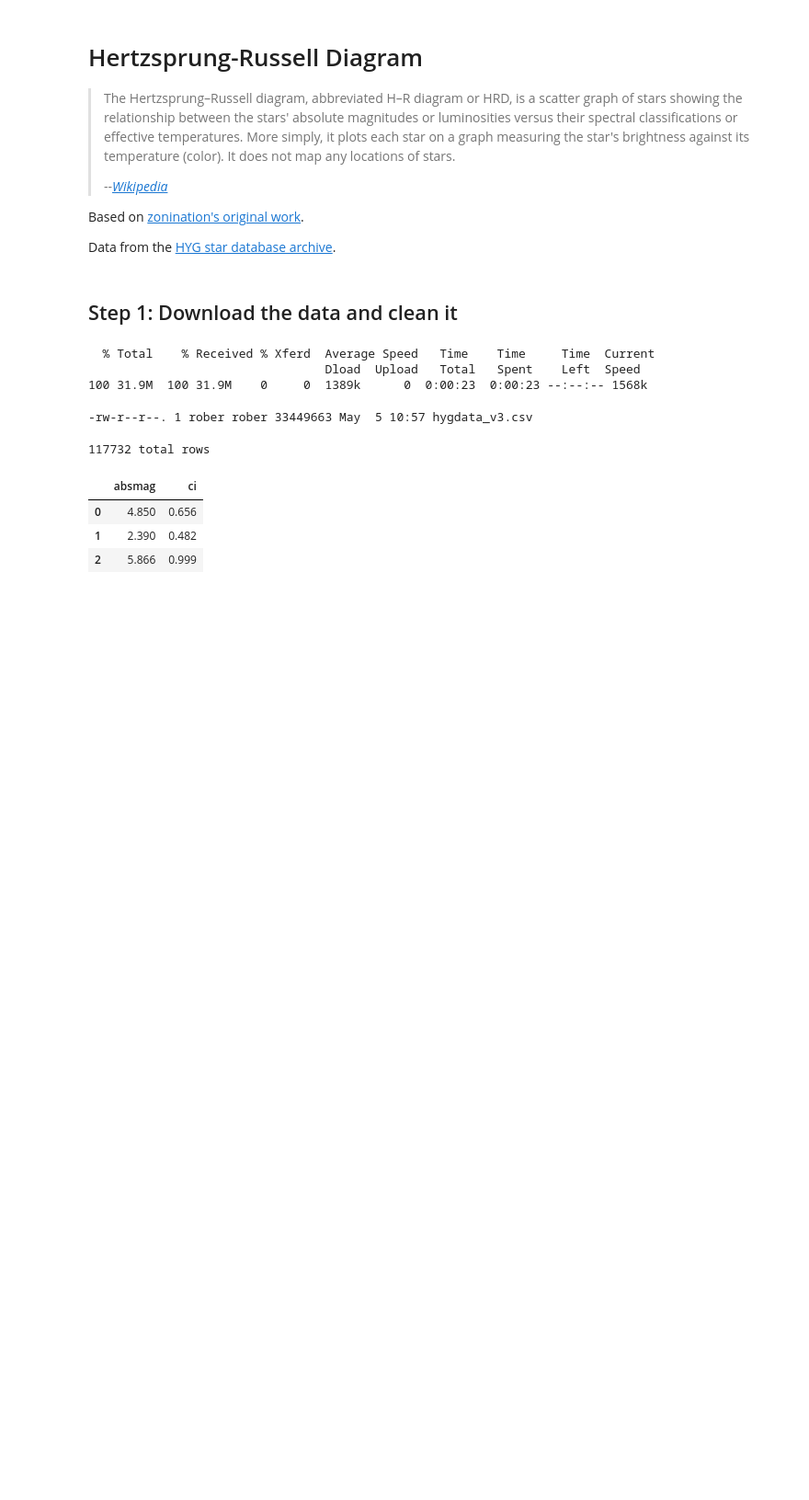
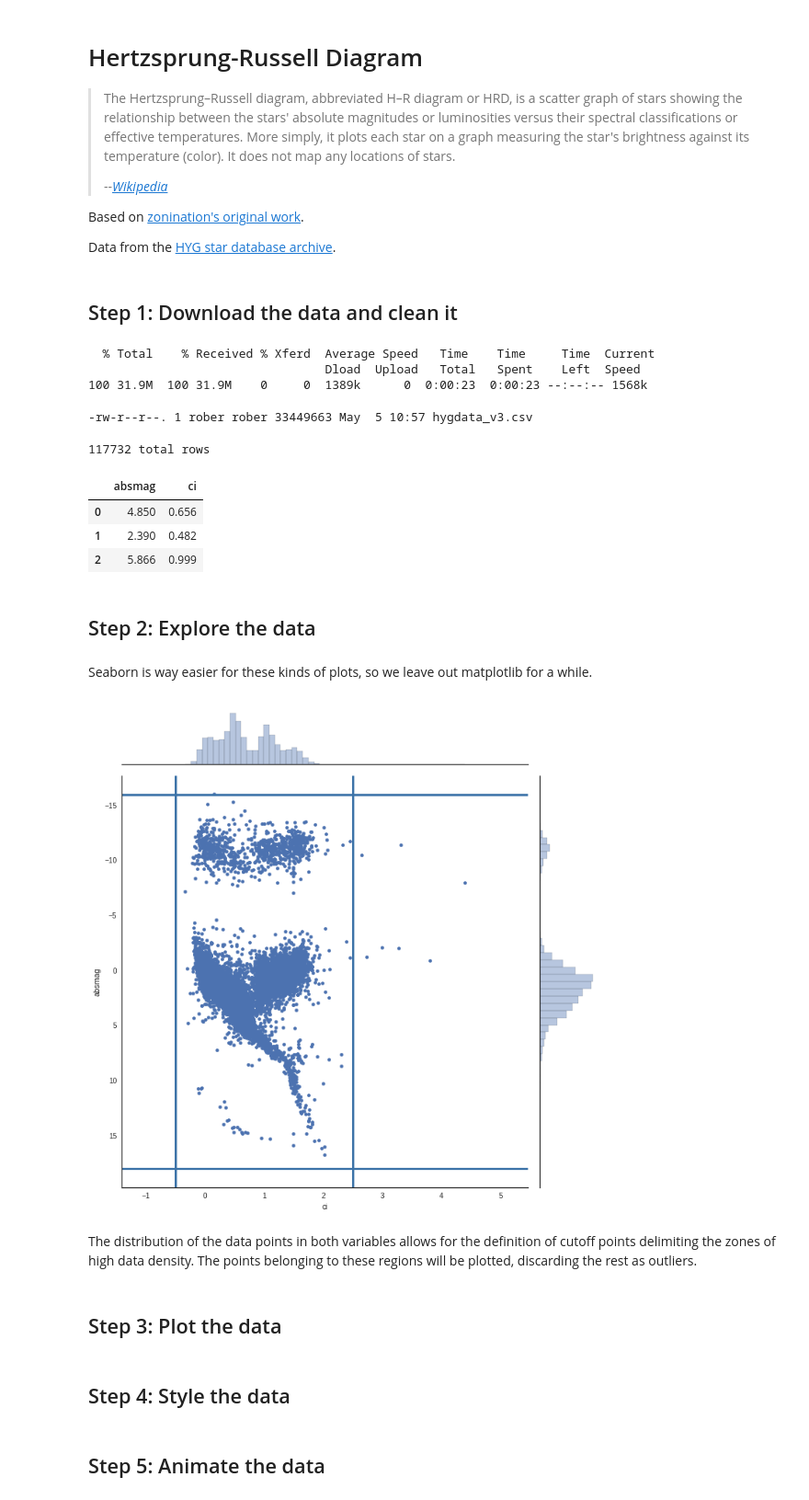
Before and after one commit to RobertoIA/Hertzsprung-Russell, a Jupyter notebook: Hertzsprung-Russell.ipynb, the cells around one changed output. Shown at 92% size. Cells and saved outputs as stored; diff of their text form; code cells hidden in the pictures; blank space fills up the shorter version.

Commit message:
Brief data exploration to define limits.

```diff
--- a/Hertzsprung-Russell.ipynb
+++ b/Hertzsprung-Russell.ipynb
@@ -36,3 +36,5 @@ df.head(3)
 | 0 | 4.850 | 0.656 |
 | 1 | 2.390 | 0.482 |
 | 2 | 5.866 | 0.999 |
+# %% [markdown]
+## Step 2: Explore the data
@@ -38,0 +43,27 @@ df.head(3)
+# %% [markdown]
+Seaborn is way easier for these kinds of plots, so we leave out matplotlib for a while.
+# %%
+import seaborn as sns
+sns.set(style="white")
+
+xlim = (min(df['ci']) - 1, max(df['ci']))
+ylim = (max(df['absmag']) + 1, min(df['absmag']) - 1) # inverts y-axis
+
+ax = sns.jointplot(
+    x="ci", y="absmag", data=df.sample(10e3),
+    xlim=xlim, ylim=ylim,
+    size=10, ratio=6,
+    stat_func=None)
+
+for x, y in [([2.5, 2.5], ylim), ([-.5, -.5], ylim), (xlim, [18, 18]), (xlim, [-16, -16])]:
+    ax.ax_joint.plot(x, y, sns.xkcd_rgb["flat blue"], lw=3)
+# %% [output]
+[figure, added]
+# %% [markdown]
+The distribution of the data points in both variables allows for the definition of cutoff points delimiting the zones of high data density. The points belonging to these regions will be plotted, discarding the rest as outliers.
+# %% [markdown]
+## Step 3: Plot the data
+# %% [markdown]
+## Step 4: Style the data
+# %% [markdown]
+## Step 5: Animate the data
```
Also changed, not shown: parts of 1 cell of this notebook.
